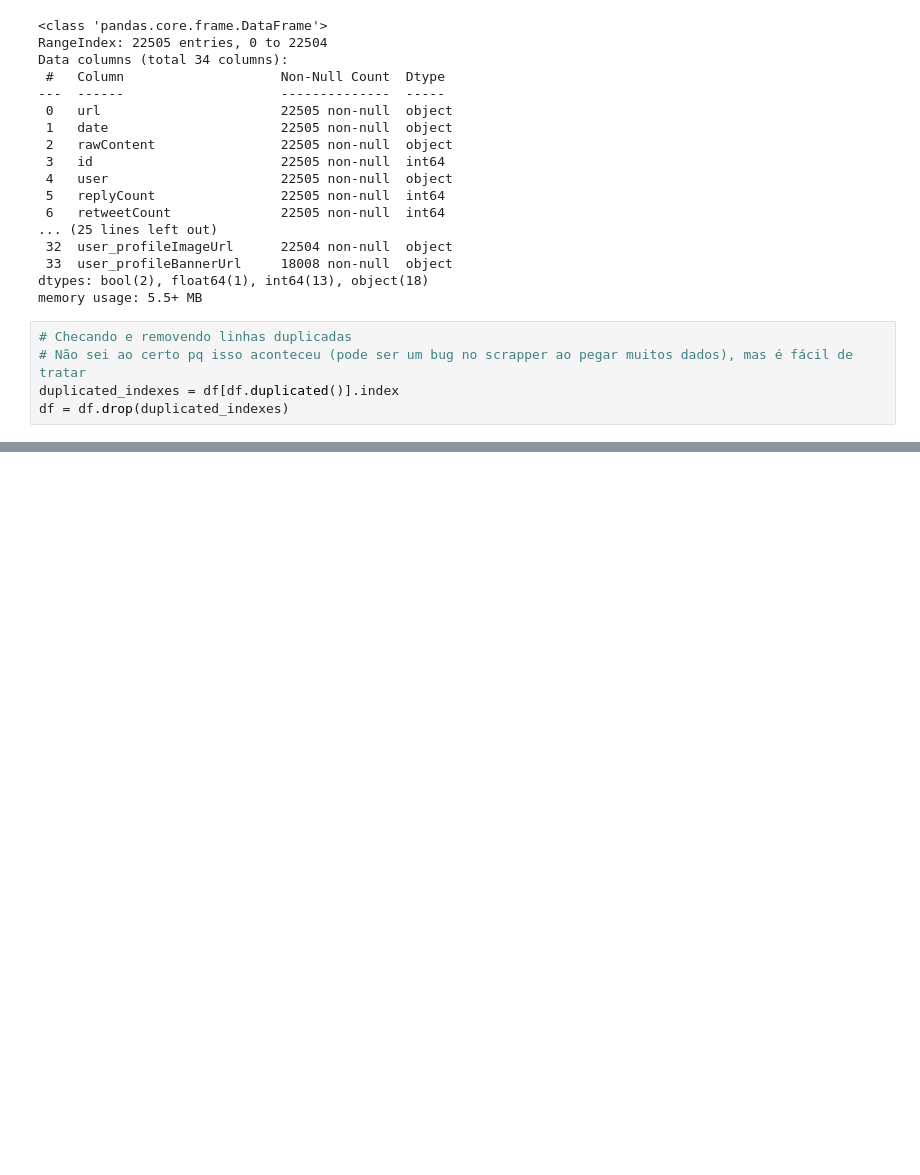
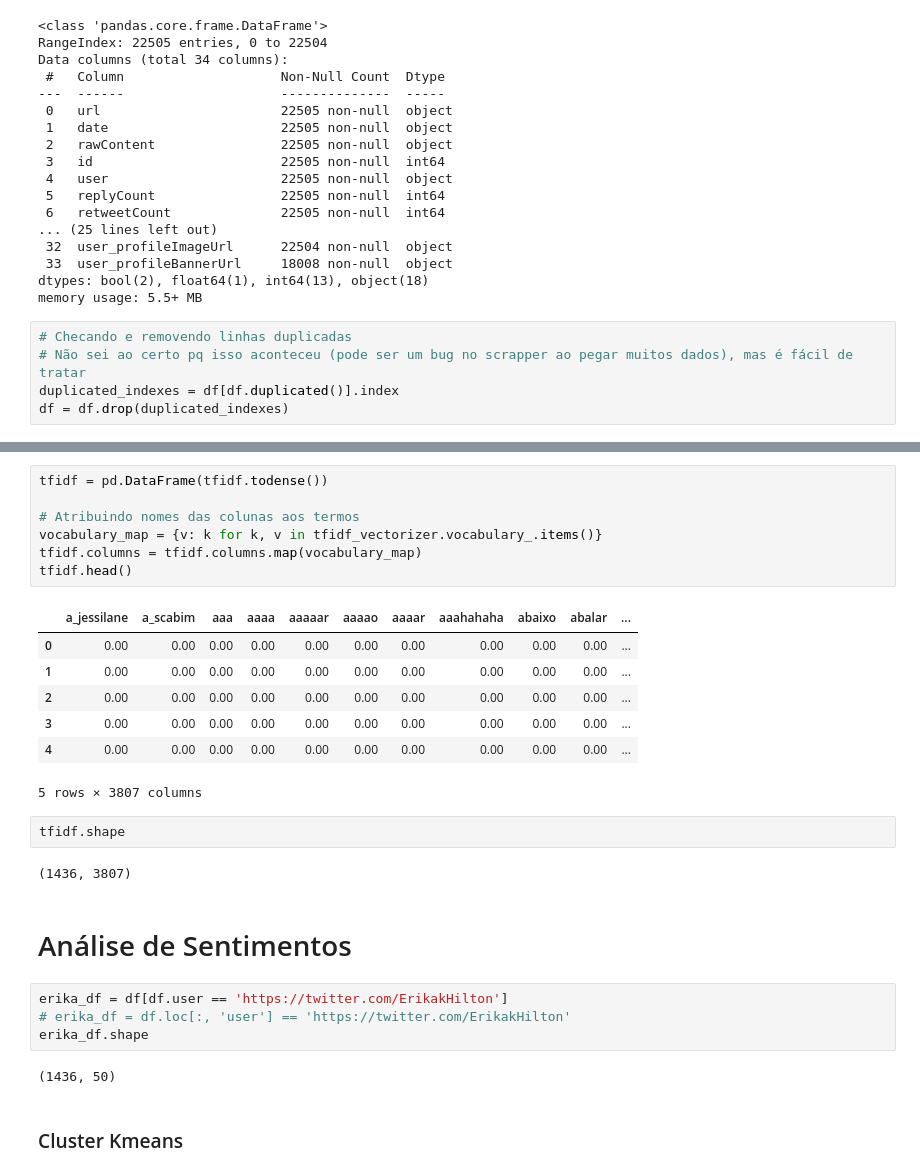
Before and after one commit to thiago-paim/projeto-tera, a Jupyter notebook: tweet_processing.ipynb, the cells around one changed output, grey strips where cells are left out. Drawn from its saved outputs; the diff is of its cells as text; blank space fills up the shorter version.

```diff
--- a/tweet_processing.ipynb
+++ b/tweet_processing.ipynb
@@ -177,0 +209,29 @@ plt.show()
+# %%
+tfidf = pd.DataFrame(tfidf.todense())
+
+# Atribuindo nomes das colunas aos termos
+vocabulary_map = {v: k for k, v in tfidf_vectorizer.vocabulary_.items()}
+tfidf.columns = tfidf.columns.map(vocabulary_map)
+tfidf.head()
+# %% [output]
+|  | a_jessilane | a_scabim | aaa | aaaa | aaaaar | aaaao | aaaar | aaahahaha | abaixo | abalar | ... |
+| 0 | 0.00 | 0.00 | 0.00 | 0.00 | 0.00 | 0.00 | 0.00 | 0.00 | 0.00 | 0.00 | ... |
+| 1 | 0.00 | 0.00 | 0.00 | 0.00 | 0.00 | 0.00 | 0.00 | 0.00 | 0.00 | 0.00 | ... |
+| 2 | 0.00 | 0.00 | 0.00 | 0.00 | 0.00 | 0.00 | 0.00 | 0.00 | 0.00 | 0.00 | ... |
+| 3 | 0.00 | 0.00 | 0.00 | 0.00 | 0.00 | 0.00 | 0.00 | 0.00 | 0.00 | 0.00 | ... |
+| 4 | 0.00 | 0.00 | 0.00 | 0.00 | 0.00 | 0.00 | 0.00 | 0.00 | 0.00 | 0.00 | ... |
+5 rows × 3807 columns
+# %%
+tfidf.shape
+# %% [output]
+(1436, 3807)
+# %% [markdown]
+# Análise de Sentimentos
+# %%
+erika_df = df[df.user == 'https://twitter.com/ErikakHilton']
+# erika_df = df.loc[:, 'user'] == 'https://twitter.com/ErikakHilton'
+erika_df.shape
+# %% [output]
+(1436, 50)
+# %% [markdown]
+### Cluster Kmeans
```
Also changed, not shown: parts of 27 cells of this notebook.
